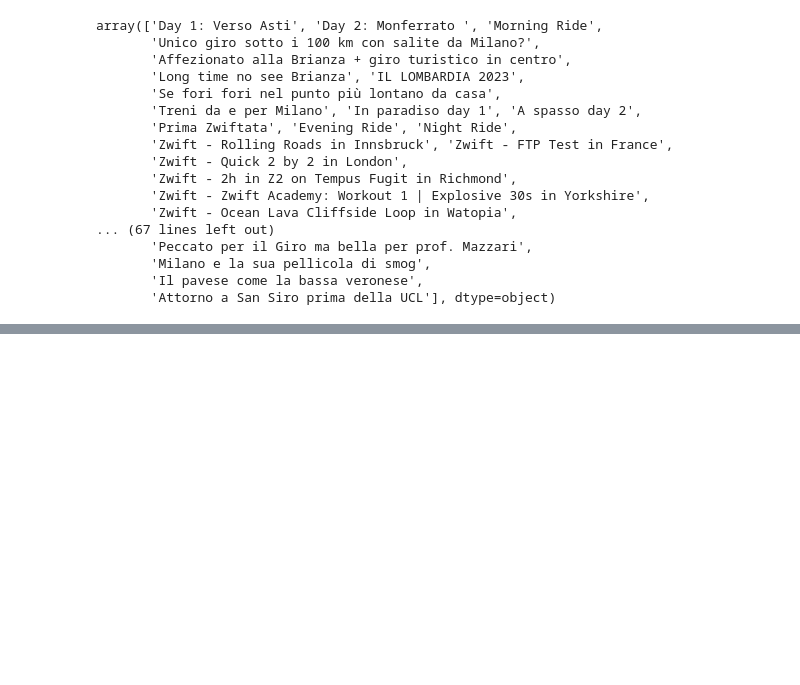
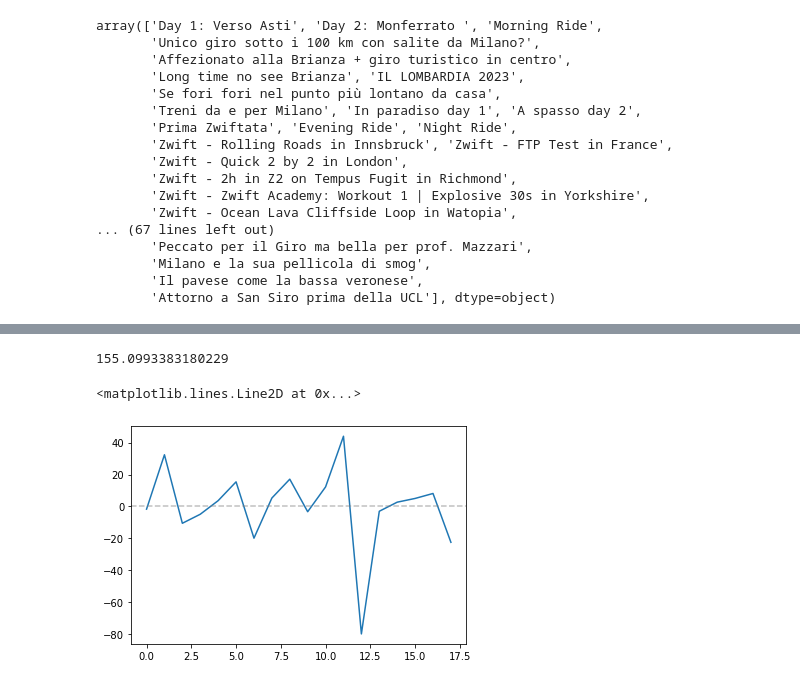
Before and after one commit to MattiaBrocco/estimated-power-watts, a Jupyter notebook: physics_informed_analysis.ipynb, the cells around one changed output, grey strips where cells are left out. Saved outputs shown, nothing was run; the diff lists cells and outputs as text; code cells hidden in the pictures; blank space fills up the shorter version.

```diff
--- a/physics_informed_analysis.ipynb
+++ b/physics_informed_analysis.ipynb
@@ -287,0 +422,12 @@ plt.axhline(176, color = "red", alpha = .5)
+# %%
+x.apply(lambda row: max(0, 0.25454508 * compute_power(64, row["Bike Weight"], row["enhanced_speed"],
+                                  row["current_slope"])\
+                    + 2.50130964 * row["cadence"] - 4.97100469*row["speed"]), axis = 1).mean()
+# %% [output]
+155.0993383180229
+# %%
+plt.plot(linreg.predict(X) - y)
+plt.axhline(0, ls = '--', alpha = .5, color = "grey")
+# %% [output]
+<matplotlib.lines.Line2D at 0x...>
+[figure, added]
```
Also changed, not shown: parts of 59 cells of this notebook, 8 other files.
